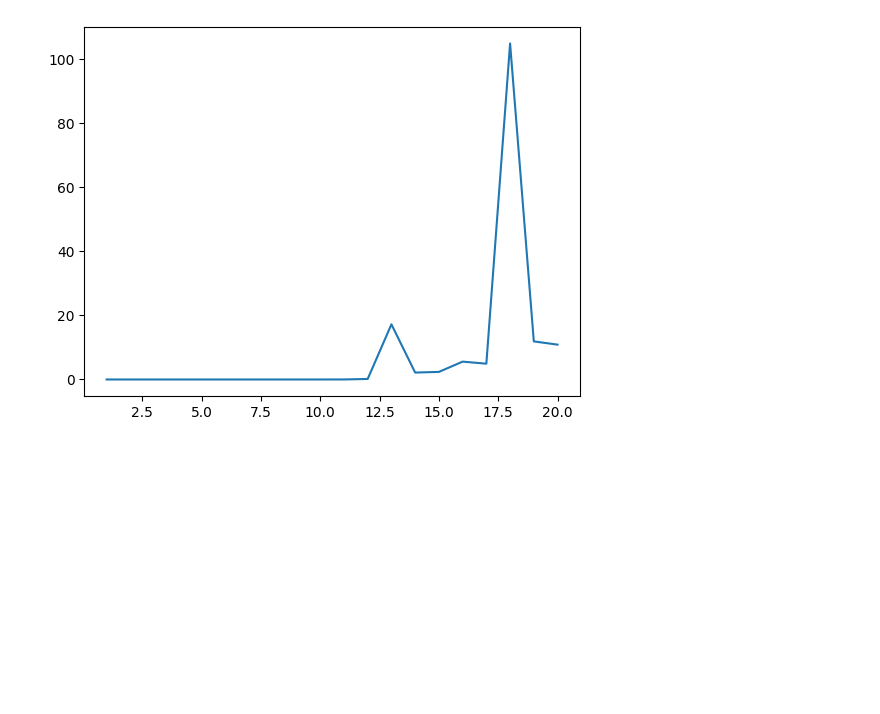
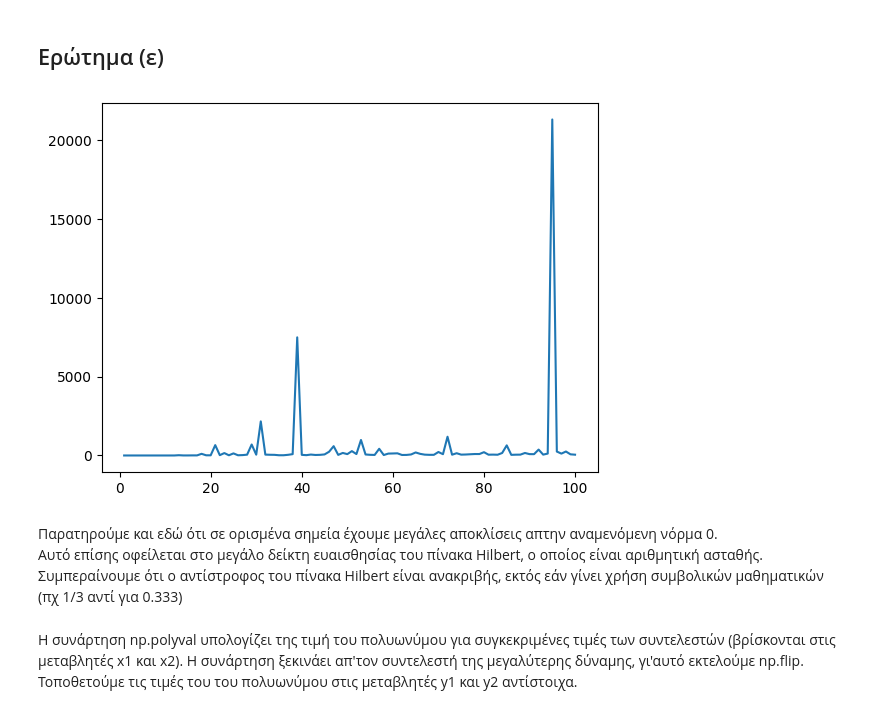
Before and after one commit to NontasBak/NumerAnalysis-Project, a Jupyter notebook: results.ipynb, the cells around one changed output. Cells and saved outputs as stored; diff of their text form; code cells hidden in the pictures; blank space fills up the shorter version.

```diff
--- a/results.ipynb
+++ b/results.ipynb
@@ -30,8 +32,9 @@ def QRmine(A):
 # %%
-#Ερώτημα (α)
 def Hilbert(n):
     H = np.matrix( np.zeros( (n,n) ) )
-    for i in range(0,n):
-        for j in range(0,n):
+    for i in range(n):
+        for j in range(n):
             H[i,j] = 1 / (i + j + 1)
     return H
+
+print(Hilbert(4))
@@ -99,13 +118,14 @@ print(Hil * solution2)
 # %%
-#Ερώτημα (γ)
-n = 5
+n = 4
 Hil = Hilbert(n)
 b = np.ones((n, 1))
 
 bNew = b + 1e-15
 
-x = QRsolve(Hil, b)
-xnew = QRsolve(Hil, bNew)
+x = LUsolve(Hil, b)
+xnew = LUsolve(Hil, bNew)
+print(x)
+print(xnew)
 
 diff = np.max(np.abs(x - xnew))
 print(diff)
@@ -139,0 +175,9 @@ plotDiff(20)
+# %%
+n = 30
+conditionals = np.ones((n, 1))
+
+for i in range(n):
+    conditionals[i] = np.linalg.cond(Hilbert(i+1) , np.inf)
+
+for index, value in enumerate(conditionals):
+   print(f"{index+1}: {value}")
@@ -140,26 +202,31 @@ plotDiff(20)
+# %% [markdown]
+## Ερώτημα (ε)
 # %%
-#Ερώτημα 5
 def calculateNorm(n):
     Hil = Hilbert(n)
     InvHil = np.linalg.inv(Hil)
 
     norm2 = np.linalg.norm(np.identity(n) - Hil * InvHil)
     return norm2
 
 
 def plotNorms(n):
     xpoints = np.array([i for i in range(1, n+1)])
 
     ypoints = np.ones((n, 1))
     for i in range(1,n+1):
         ypoints[i-1] = calculateNorm(i)
 
     plt.plot(xpoints, ypoints)
     plt.show()
 
-plotNorms(20)
+plotNorms(100)
 # %% [output]
-[figure, old version]
+[figure, new version]
+# %% [markdown]
+Παρατηρούμε και εδώ ότι σε ορισμένα σημεία έχουμε μεγάλες αποκλίσεις απτην αναμενόμενη νόρμα 0.<br>
+Αυτό επίσης οφείλεται στο μεγάλο δείκτη ευαισθησίας του πίνακα Hilbert, ο οποίος είναι αριθμητική ασταθής.<br>
+Συμπεραίνουμε ότι ο αντίστροφος του πίνακα Hilbert είναι ανακριβής, εκτός εάν γίνει χρήση συμβολικών μαθηματικών (πχ 1/3 αντί για 0.333)
 # %%
 #Πρόβλημα Προσέγγισης
 def calculate_T_values(min, max, points):
@@ -217,4 +285,6 @@ def plotApproximation(T, Y, x1, x2):
     plt.show()
+# %% [markdown]
+Η συνάρτηση np.polyval υπολογίζει της τιμή του πολυωνύμου για συγκεκριμένες τιμές των συντελεστών (βρίσκονται στις μεταβλητές x1 και x2). Η συνάρτηση ξεκινάει απ'τον συντελεστή της μεγαλύτερης δύναμης, γι'αυτό εκτελούμε np.flip. Τοποθετούμε τις τιμές του του πολυωνύμου στις μεταβλητές y1 και y2 αντίστοιχα.
 # %%
 T = calculate_T_values(0, 1, 50)
 Y = calculate_Y_values(T)
```
Also changed, not shown: parts of 13 cells of this notebook, 1 other file.
